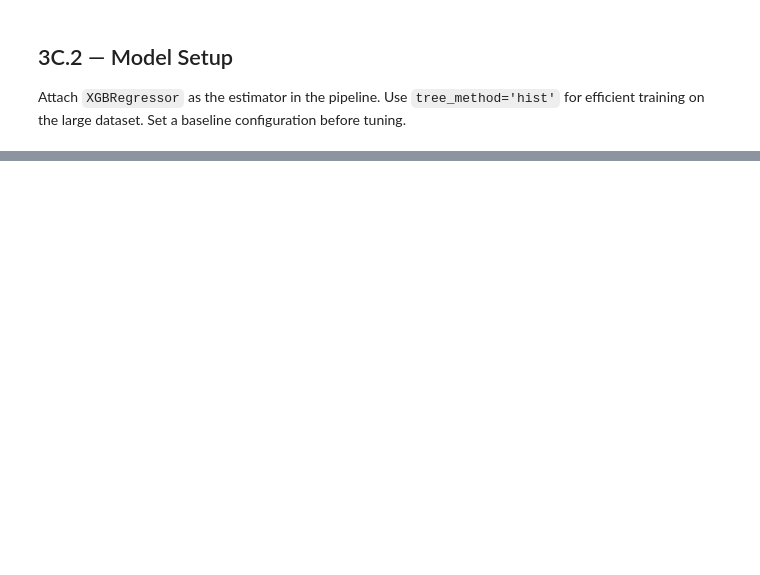
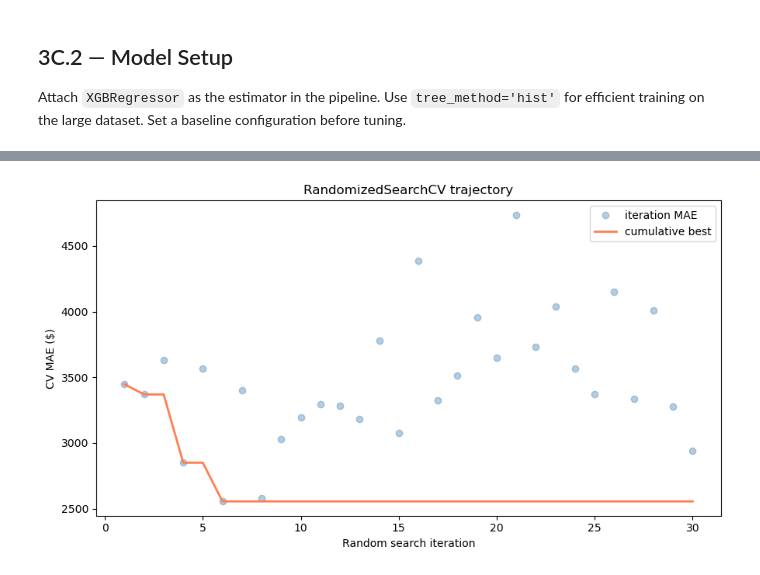
Before and after one commit to AcarBasaran/Predictive-Modeling-of-US-Used-Vehicle-Prices, a Jupyter notebook: notebooks/03c_xgboost.ipynb, the cells around one changed output, grey strips where cells are left out. Saved outputs shown, nothing was run; the diff lists cells and outputs as text; code cells hidden in the pictures; blank space fills up the shorter version.

```diff
--- a/notebooks/03c_xgboost.ipynb
+++ b/notebooks/03c_xgboost.ipynb
@@ -54,0 +169,83 @@ Serialize the tuned pipeline to `models/xgboost.pkl` using `joblib` for later co
+# %%
+from scipy.stats import loguniform, randint, uniform
+from sklearn.model_selection import RandomizedSearchCV
+
+# Search budget. 30 samples * 5 folds = 150 fits. With tree_method='hist'
+# each fit on this dataset takes ~10-20s, so wall-clock is <30 min on the
+# 16-CPU SLURM allocation. Bump N_ITER for a more thorough sweep.
+N_ITER = 30
+
+param_distributions = {
+    "est__n_estimators":     randint(100, 800),
+    "est__max_depth":        randint(3, 10),         # 3-9; industry-standard XGB range
+    "est__learning_rate":    loguniform(0.01, 0.3),
+    "est__subsample":        uniform(0.6, 0.4),     # 0.6 to 1.0
+    "est__colsample_bytree": uniform(0.6, 0.4),     # 0.6 to 1.0
+    "est__min_child_weight": randint(1, 10),
+    "est__reg_alpha":        loguniform(1e-3, 1.0),
+    "est__reg_lambda":       loguniform(0.1, 10.0),
+}
+
+# Fresh pipeline -- clone() guarantees the preprocessor refits per fold so
+# MeanTargetEncoder cannot leak validation labels. Inner n_jobs=1 because
+# the outer RandomizedSearchCV is what parallelizes (n_jobs=-1 below);
+# nesting parallelism would oversubscribe the CPUs.
+xgb_search = RandomizedSearchCV(
+    Pipeline([
+        ("prep", clone(preprocessor_tree)),
+        ("est",  xgb.XGBRegressor(
+            tree_method="hist",
+            objective="reg:squarederror",
+            n_jobs=1,
+            random_state=RANDOM_STATE,
+        )),
+    ]),
+    param_distributions=param_distributions,
+    n_iter=N_ITER,
+    scoring="neg_mean_absolute_error",
+    cv=5,
+    n_jobs=-1,
+    random_state=RANDOM_STATE,
+    verbose=1,
+    refit=True,
+    return_train_score=True,   # used in S3C.7 to measure train-vs-CV gap
+)
+
+print(f"Starting RandomizedSearchCV: {N_ITER} samples x 5 folds = {N_ITER * 5} fits ...")
+t0 = time.perf_counter()
+xgb_search.fit(X_train, y_train)
+search_time = time.perf_counter() - t0
+print(f"  done in {search_time/60:.1f} min")
+
+best_mae = -xgb_search.best_score_
+print(f"\nBest CV MAE: ${best_mae:,.2f}")
+print("Best params:")
+for k, v in xgb_search.best_params_.items():
+    val = f"{v:.4g}" if isinstance(v, float) else v
+    print(f"  {k.removeprefix('est__'):<18} {val}")
+
+# Compare to the no-tuning reference from S3C.3
+print(f"\nImprovement over baseline (default hyperparameters):")
+print(f"  baseline CV MAE = ${baseline_mae.mean():,.2f}")
+print(f"  tuned    CV MAE = ${best_mae:,.2f}")
+print(f"  delta           = ${baseline_mae.mean() - best_mae:,.2f}")
+
+
+# Tuning trajectory: cumulative-best CV MAE as the search proceeds.
+# Useful presentation visual -- shows whether 30 iterations was enough.
+import matplotlib.pyplot as plt
+mae_per_iter = -xgb_search.cv_results_["mean_test_score"]   # neg-MAE -> $
+best_so_far  = np.minimum.accumulate(mae_per_iter)
+
+fig, ax = plt.subplots(figsize=(9, 5))
+ax.plot(range(1, len(mae_per_iter) + 1), mae_per_iter, "o", alpha=0.4,
+        color="steelblue", label="iteration MAE")
+ax.plot(range(1, len(best_so_far) + 1), best_so_far, "-", color="coral",
+        linewidth=2, label="cumulative best")
+ax.set_xlabel("Random search iteration")
+ax.set_ylabel("CV MAE ($)")
+ax.set_title("RandomizedSearchCV trajectory")
+ax.legend()
+plt.tight_layout()
+plt.show()
+# %% [output]
@@ -54,0 +271 @@ Serialize the tuned pipeline to `models/xgboost.pkl` using `joblib` for later co
+[figure, added]
```
Also changed, not shown: parts of 26 cells of this notebook, 1 other file.
